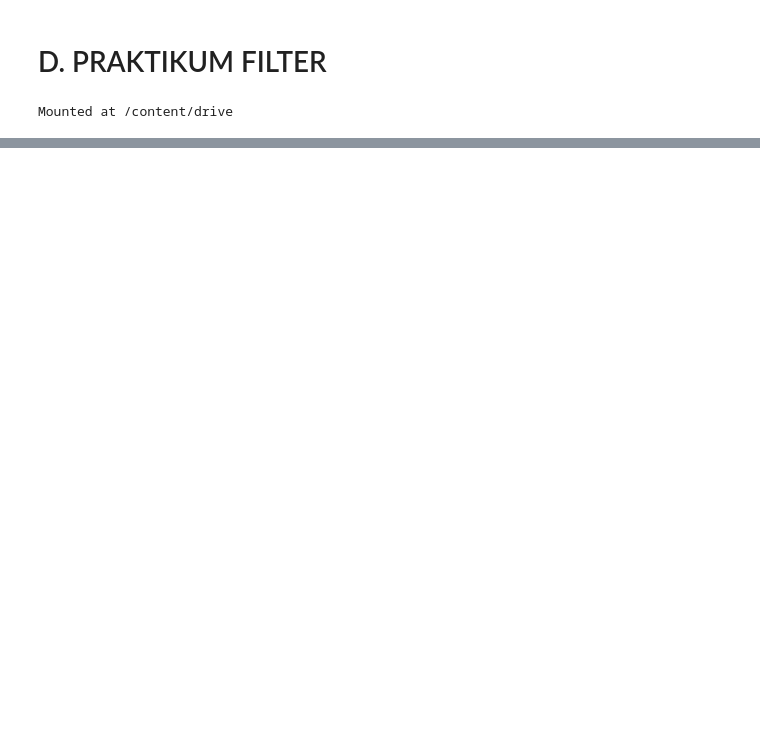
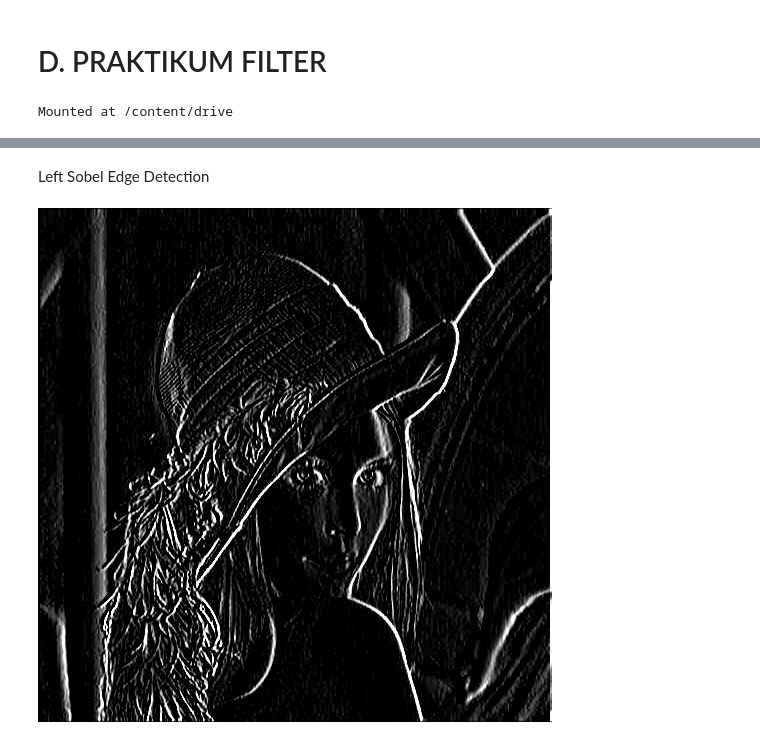
Before and after one commit to Chaidir110/PCVK_Ganjil_2025, a Jupyter notebook: week6_05.ipynb, the cells around one changed output, grey strips where cells are left out. Cells and saved outputs as stored; diff of their text form; code cells hidden in the pictures; blank space fills up the shorter version.

```diff
--- a/week6_05.ipynb
+++ b/week6_05.ipynb
@@ -57,0 +83,18 @@ plt.show()
+# %% [markdown]
+Left Sobel Edge Detection
+# %%
+img = cv.imread('/content/drive/MyDrive/RPL/PCVK/lena.jpg')
+img_gray = cv.cvtColor(img, cv.COLOR_BGR2GRAY)
+
+#image sharpen
+kernel_lsed = np.array([[1, 0, -1],
+                        [2, 0, -2],
+                        [1, 0, -1]])
+
+# memanggil fungsi konvolusi
+output = convolution2d(img_gray, kernel_lsed, stride=1, padding=2)
+
+# menampilkan hasil
+cv2_imshow(output)
+# %% [output]
+[figure, added]
```
Also changed, not shown: parts of 10 cells of this notebook.
